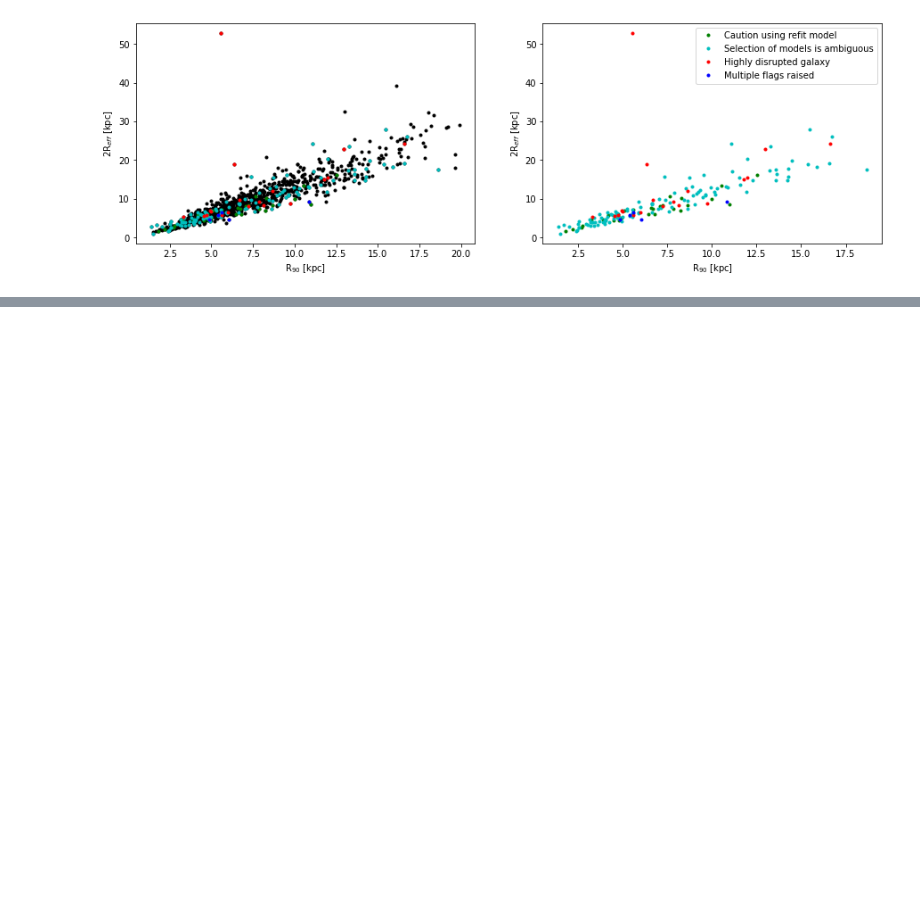
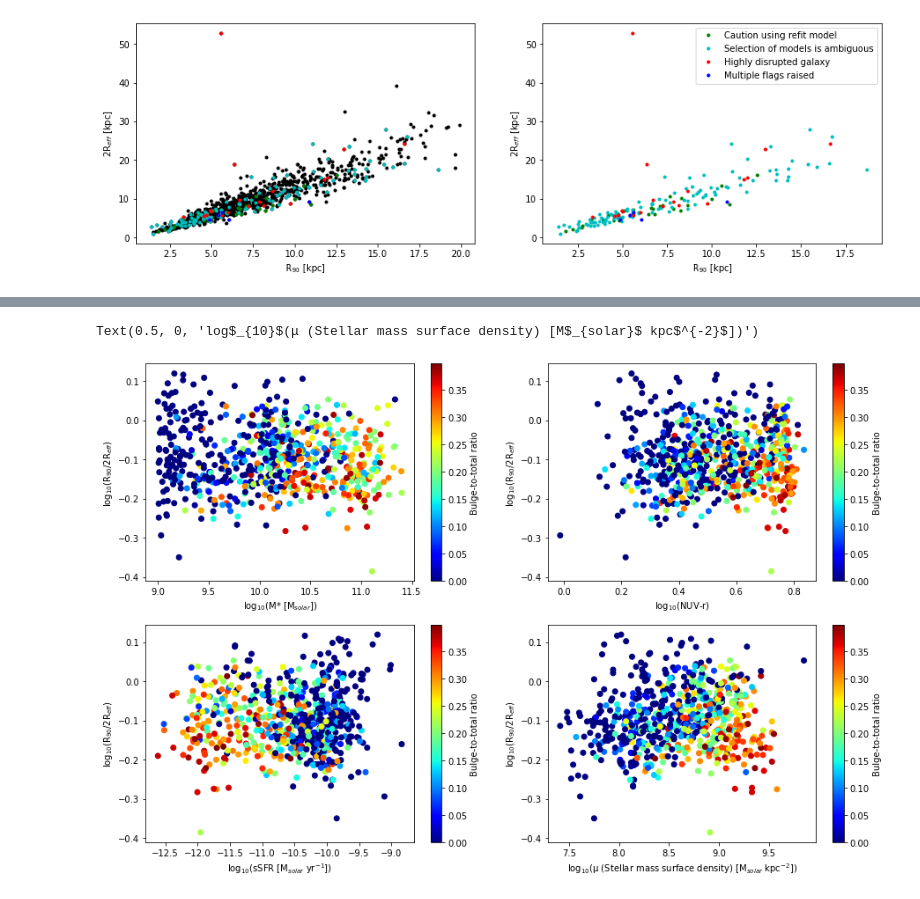
Before and after one commit to Luke-Williams-01/Luke-Williams-01, a Jupyter notebook: ICRARproject.ipynb, the cells around one changed output, grey strips where cells are left out. Saved outputs shown, nothing was run; the diff lists cells and outputs as text; code cells hidden in the pictures; blank space fills up the shorter version.

```diff
--- a/ICRARproject.ipynb
+++ b/ICRARproject.ipynb
@@ -1205,13 +1215,17 @@ lgmust_cut = np.delete(lgmust, (np.where(MFlag > 2)))
 sSFR = SFR_best_cut / (10**lgMstar_cut)
 lgsSFR = np.log10(sSFR)
 
-BtoMCorrd_cut1 = np.delete(BtoMCorrd, (np.where(BtoMCorrd > 0.5)))
-lgMstar_cut1 = np.delete(lgMstar_cut, (np.where(BtoMCorrd > 0.5)))
-NUVr_cut1 = np.delete(NUVr_cut, (np.where(BtoMCorrd > 0.5)))
-lgmust_cut1 = np.delete(lgmust_cut, (np.where(BtoMCorrd > 0.5)))
-lgRratio_cut1 = np.delete(lgRratio, (np.where(BtoMCorrd > 0.5)))
-lgsSFR_cut1 = np.delete(lgsSFR, (np.where(BtoMCorrd > 0.5)))
+BtoMCorrd_cut1 = np.delete(BtoMCorrd, (np.where(BtoMCorrd > 0.4)))
+lgMstar_cut1 = np.delete(lgMstar_cut, (np.where(BtoMCorrd > 0.4)))
+NUVr_cut1 = np.delete(NUVr_cut, (np.where(BtoMCorrd > 0.4)))
+lgmust_cut1 = np.delete(lgmust_cut, (np.where(BtoMCorrd > 0.4)))
+lgRratio_cut1 = np.delete(lgRratio, (np.where(BtoMCorrd > 0.4)))
+lgsSFR_cut1 = np.delete(lgsSFR, (np.where(BtoMCorrd > 0.4)))
 
-print(np.where(NUVr < 1))
-print(len(np.where(BtoMCorrd > 0.5)[0]))
+print(np.where(NUVr < 0))
+print(NUVr[37])
+print(np.where(sSFR < 0))
+print(sSFR[112])
+print(len(np.where(BtoMCorrd < 0.4)[0]))
+print(len(np.where(BtoMCorrd < 0.2)[0]))
 # %% [output]
@@ -1263,0 +1294,34 @@ plt.xlabel('log$_{10}$(μ (Stellar mass surface density) [M$_{solar}$ kpc$^{-2}$
+# %%
+# We can make a few plots that look at how well the radii ration corresponds to various galactic features from the sample
+plt.figure(figsize = (15,10))
+
+# Plotting R90/2Reff against Stellar Mass
+plt.subplot(221)
+plt.scatter(lgMstar_cut1, lgRratio_cut1, c = BtoMCorrd_cut1, cmap ='jet')
+plt.colorbar(label='Bulge-to-total ratio', orientation='vertical')
+plt.ylabel('log$_{10}$(R$_{90}$/2R$_{eff}$)')
+plt.xlabel('log$_{10}$(M* [M$_{solar}$])')
+
+# Plotting R90/2Reff against NUV-r colour index
+plt.subplot(222)
+plt.scatter(np.log10(NUVr_cut1), lgRratio_cut1, c = BtoMCorrd_cut1, cmap='jet')
+plt.colorbar(label='Bulge-to-total ratio', orientation='vertical')
+plt.ylabel('log$_{10}$(R$_{90}$/2R$_{eff}$)')
+plt.xlabel('log$_{10}$(NUV-r)')
+
+# Plotting R90/2Reff against sSFR, specific Star Formation Rate
+plt.subplot(223)
+plt.scatter(lgsSFR_cut1, lgRratio_cut1, c = BtoMCorrd_cut1, cmap='jet')
+plt.colorbar(label='Bulge-to-total ratio', orientation='vertical')
+plt.ylabel('log$_{10}$(R$_{90}$/2R$_{eff}$)')
+plt.xlabel('log$_{10}$(sSFR [M$_{solar}$ yr$^{-1}$])')
+
+# Plotting R90/2Reff against stellar mass surface density
+plt.subplot(224)
+plt.scatter(lgmust_cut1, lgRratio_cut1, c = BtoMCorrd_cut1, cmap='jet')
+plt.colorbar(label='Bulge-to-total ratio', orientation='vertical')
+plt.ylabel('log$_{10}$(R$_{90}$/2R$_{eff}$)')
+plt.xlabel('log$_{10}$(μ (Stellar mass surface density) [M$_{solar}$ kpc$^{-2}$])')
+# %% [output]
+Text(0.5, 0, 'log$_{10}$(μ (Stellar mass surface density) [M$_{solar}$ kpc$^{-2}$])')
+[figure, added]
```
Also changed, not shown: parts of 3 cells of this notebook.
